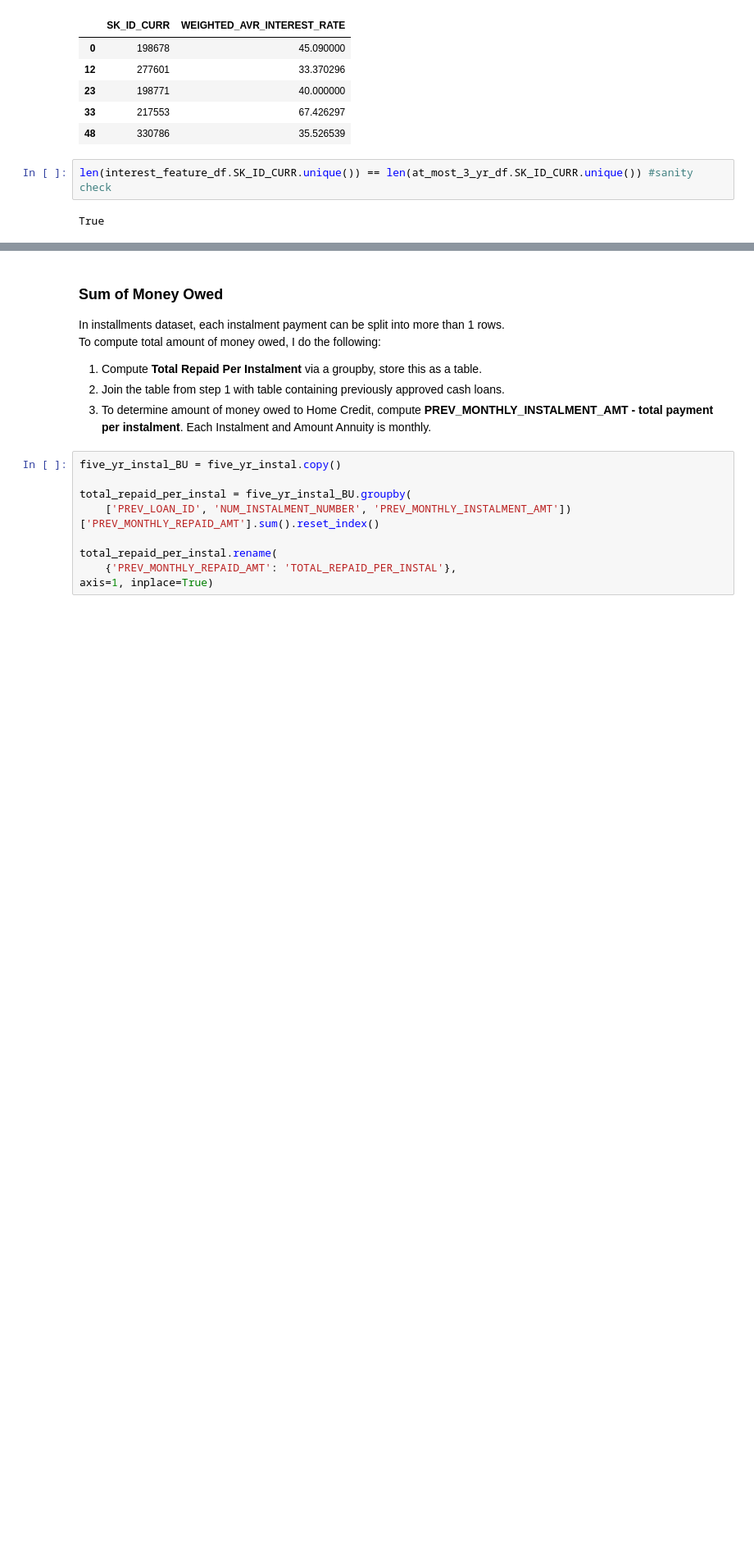
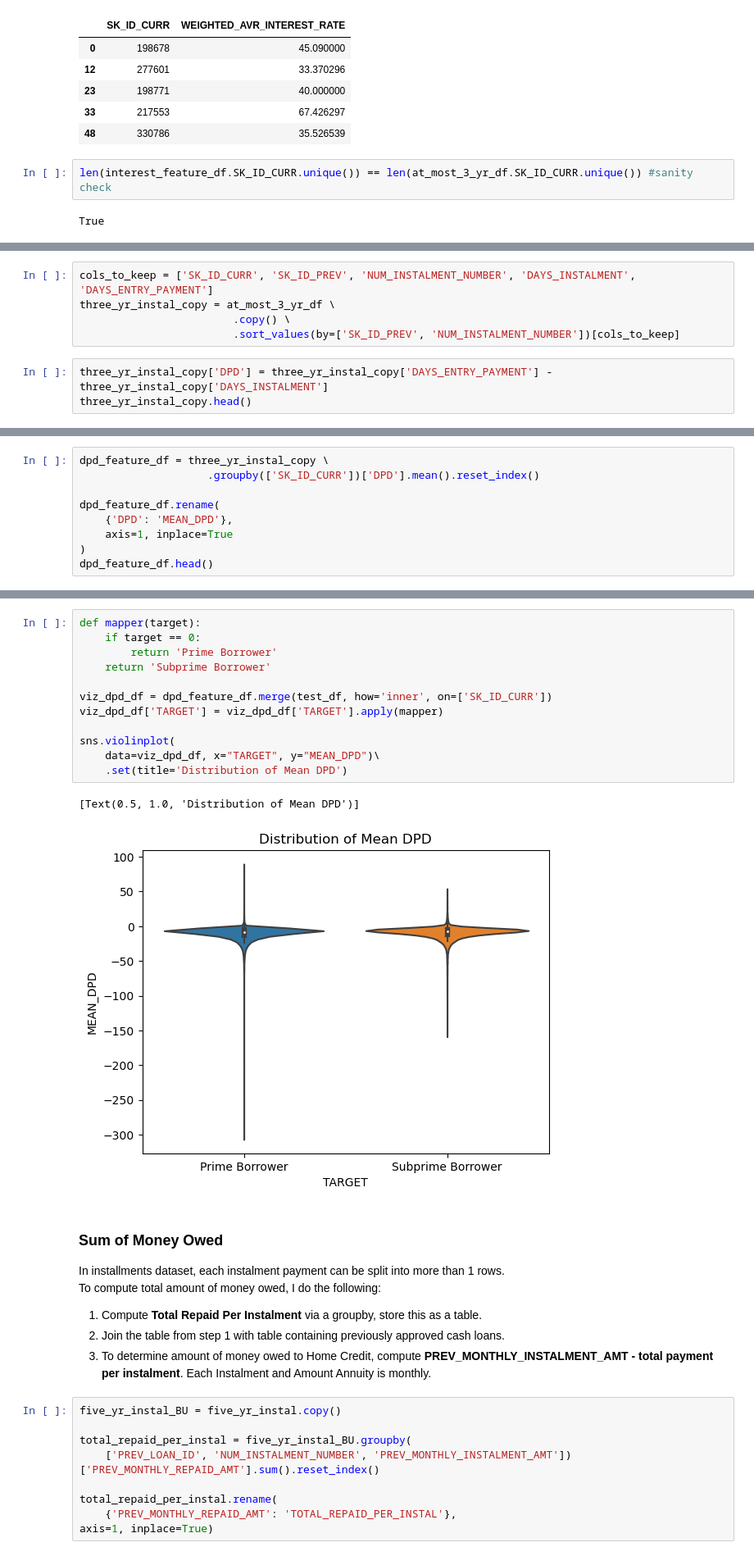
Before and after one commit to HoWeiChin/GA_Capstone, a Jupyter notebook: extracting-instalment-payment-features.ipynb, the cells around one changed output, grey strips where cells are left out. Shown: that part at 82% size. Cells and saved outputs as stored; diff of their text form; blank space fills up the shorter version.

Commit message:
Computed mean DPD for default/non-defaulters

```diff
--- a/extracting-instalment-payment-features.ipynb
+++ b/extracting-instalment-payment-features.ipynb
@@ -143,0 +136,8 @@ sum_dpd_by_curr_customer.to_csv(
+# %%
+cols_to_keep = ['SK_ID_CURR', 'SK_ID_PREV', 'NUM_INSTALMENT_NUMBER', 'DAYS_INSTALMENT', 'DAYS_ENTRY_PAYMENT']
+three_yr_instal_copy = at_most_3_yr_df \
+                        .copy() \
+                        .sort_values(by=['SK_ID_PREV', 'NUM_INSTALMENT_NUMBER'])[cols_to_keep]
+# %%
+three_yr_instal_copy['DPD'] = three_yr_instal_copy['DAYS_ENTRY_PAYMENT'] - three_yr_instal_copy['DAYS_INSTALMENT']
+three_yr_instal_copy.head()
@@ -143,0 +151,9 @@ sum_dpd_by_curr_customer.to_csv(
+# %%
+dpd_feature_df = three_yr_instal_copy \
+                    .groupby(['SK_ID_CURR'])['DPD'].mean().reset_index()
+
+dpd_feature_df.rename(
+    {'DPD': 'MEAN_DPD'},
+    axis=1, inplace=True
+)
+dpd_feature_df.head()
@@ -144,3 +171,18 @@ sum_dpd_by_curr_customer.to_csv(
+# %%
+def mapper(target):
+    if target == 0:
+        return 'Prime Borrower'
+    return 'Subprime Borrower'
+
+viz_dpd_df = dpd_feature_df.merge(test_df, how='inner', on=['SK_ID_CURR'])
+viz_dpd_df['TARGET'] = viz_dpd_df['TARGET'].apply(mapper)
+
+sns.violinplot(
+    data=viz_dpd_df, x="TARGET", y="MEAN_DPD")\
+    .set(title='Distribution of Mean DPD')
+# %% [output]
+[Text(0.5, 1.0, 'Distribution of Mean DPD')]
+[figure, added]
 # %% [markdown]
 ### Sum of Money Owed
 In installments dataset, each instalment payment can be split into more than 1 rows. <br>
```
Also changed, not shown: parts of 11 cells of this notebook.
